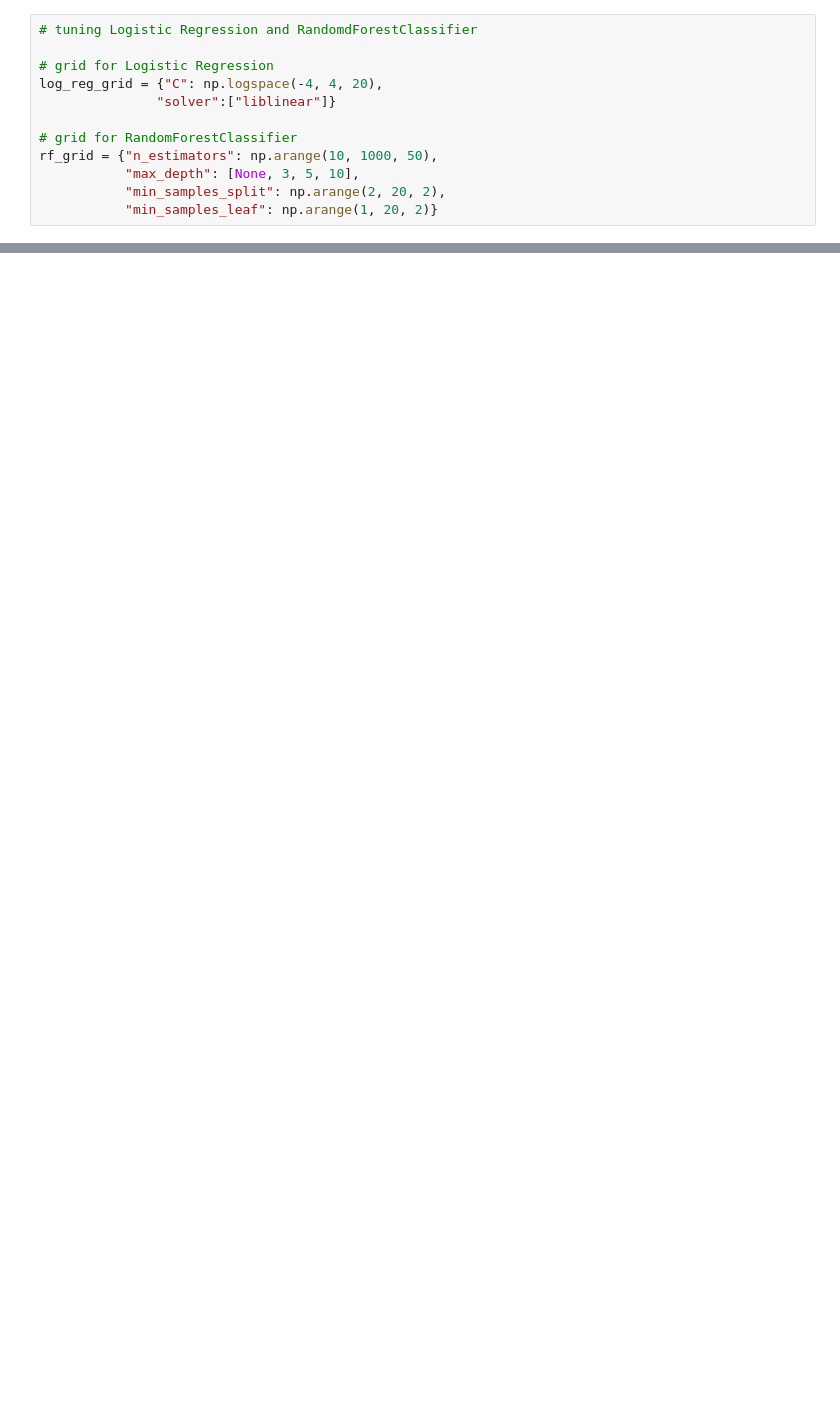
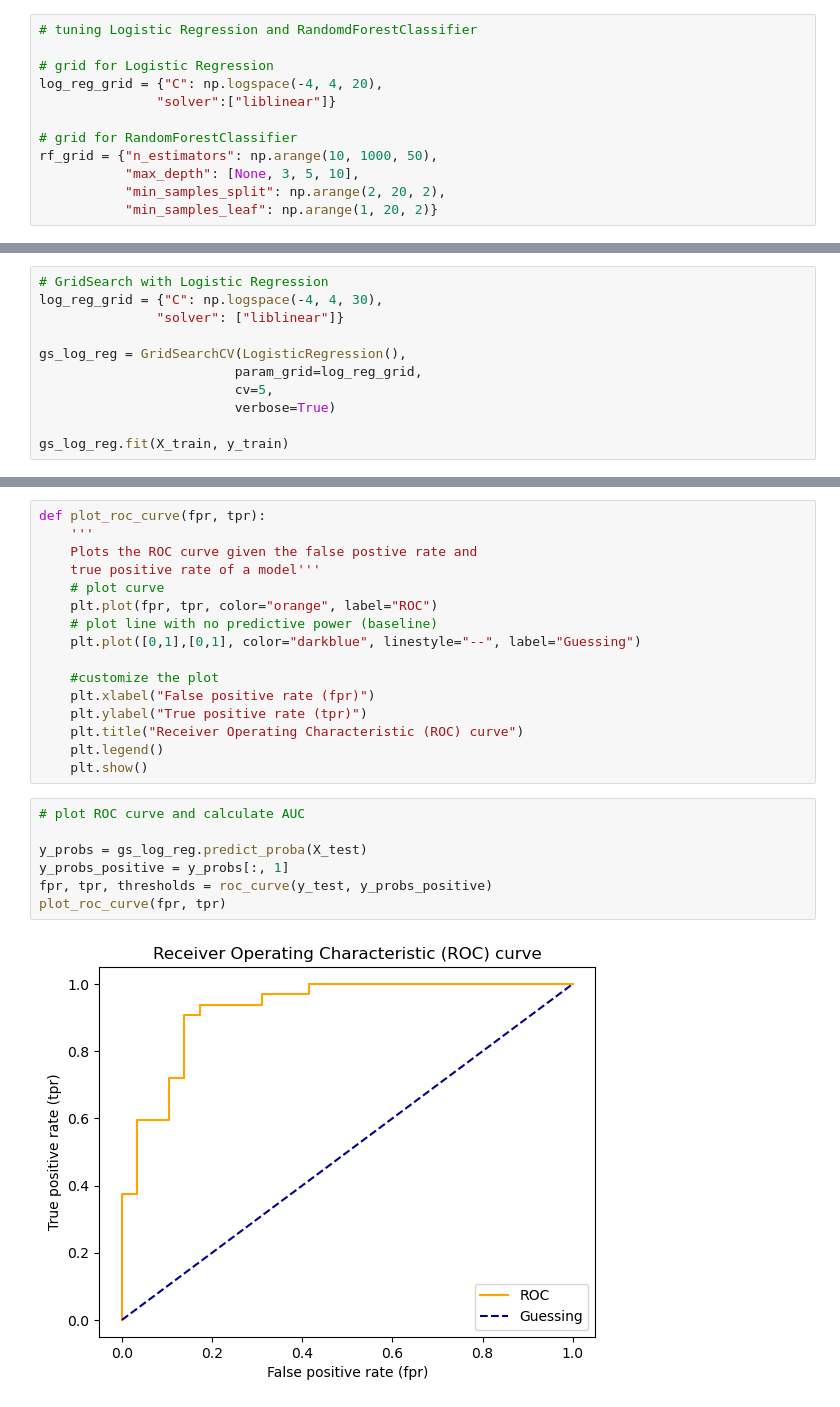
Before and after one commit to lorenarms/Machine_Learning, a Jupyter notebook: heart_disease_project/Predict-Heart-Disease.ipynb, the cells around one changed output, grey strips where cells are left out. Drawn from its saved outputs; the diff is of its cells as text; blank space fills up the shorter version.

```diff
--- a/heart_disease_project/Predict-Heart-Disease.ipynb
+++ b/heart_disease_project/Predict-Heart-Disease.ipynb
@@ -402,0 +509,11 @@ rf_grid = {"n_estimators": np.arange(10, 1000, 50),
+# %%
+# GridSearch with Logistic Regression
+log_reg_grid = {"C": np.logspace(-4, 4, 30),
+               "solver": ["liblinear"]}
+
+gs_log_reg = GridSearchCV(LogisticRegression(),
+                         param_grid=log_reg_grid,
+                         cv=5,
+                         verbose=True)
+
+gs_log_reg.fit(X_train, y_train)
@@ -402,0 +580,25 @@ rf_grid = {"n_estimators": np.arange(10, 1000, 50),
+# %%
+def plot_roc_curve(fpr, tpr):
+    '''
+    Plots the ROC curve given the false postive rate and
+    true positive rate of a model'''
+    # plot curve
+    plt.plot(fpr, tpr, color="orange", label="ROC")
+    # plot line with no predictive power (baseline)
+    plt.plot([0,1],[0,1], color="darkblue", linestyle="--", label="Guessing")
+
+    #customize the plot
+    plt.xlabel("False positive rate (fpr)")
+    plt.ylabel("True positive rate (tpr)")
+    plt.title("Receiver Operating Characteristic (ROC) curve")
+    plt.legend()
+    plt.show()
+# %%
+# plot ROC curve and calculate AUC
+
+y_probs = gs_log_reg.predict_proba(X_test)
+y_probs_positive = y_probs[:, 1]
+fpr, tpr, thresholds = roc_curve(y_test, y_probs_positive)
+plot_roc_curve(fpr, tpr)
+# %% [output]
+[figure, added]
```
Also changed, not shown: parts of 40 cells of this notebook, 1 other file.
